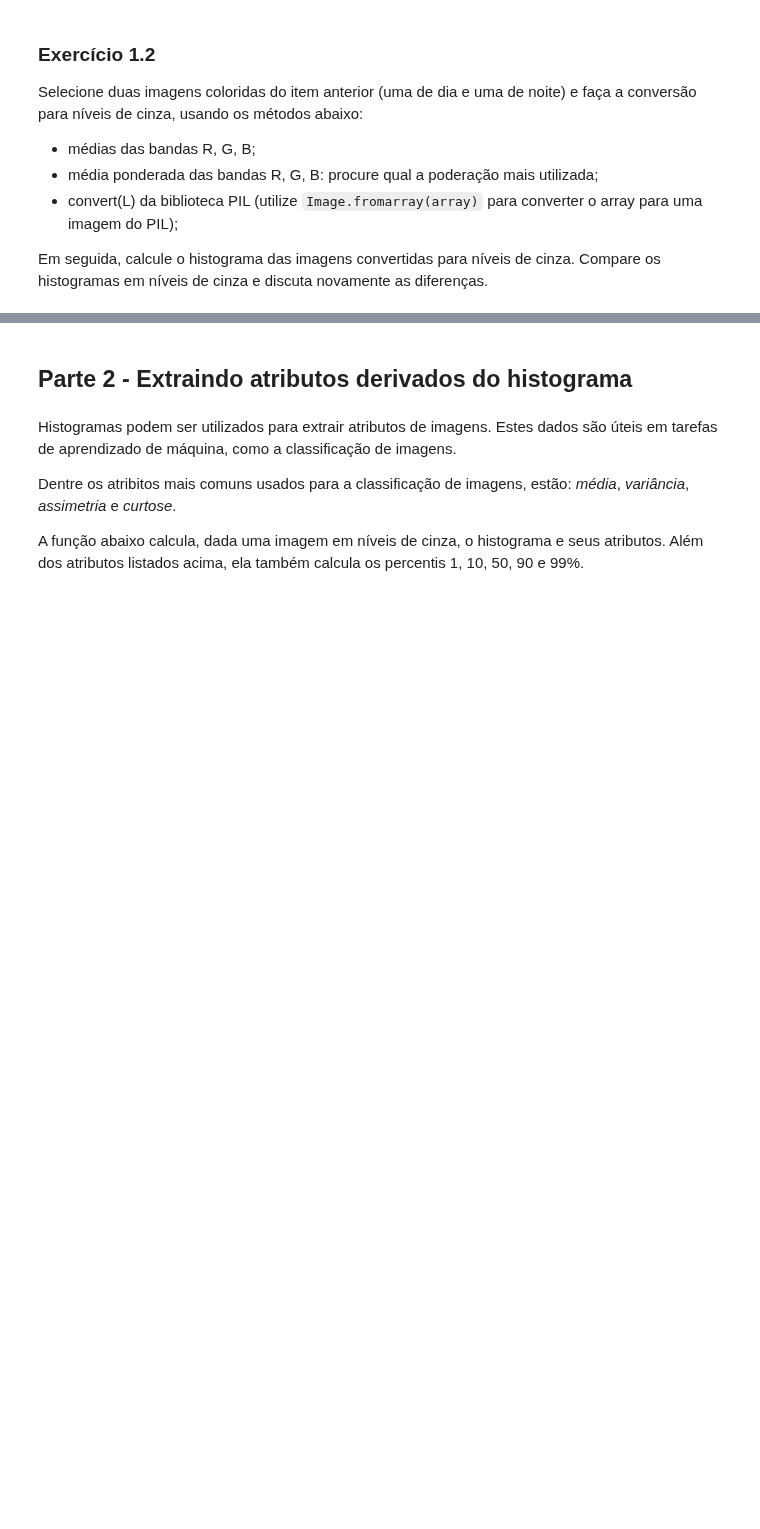
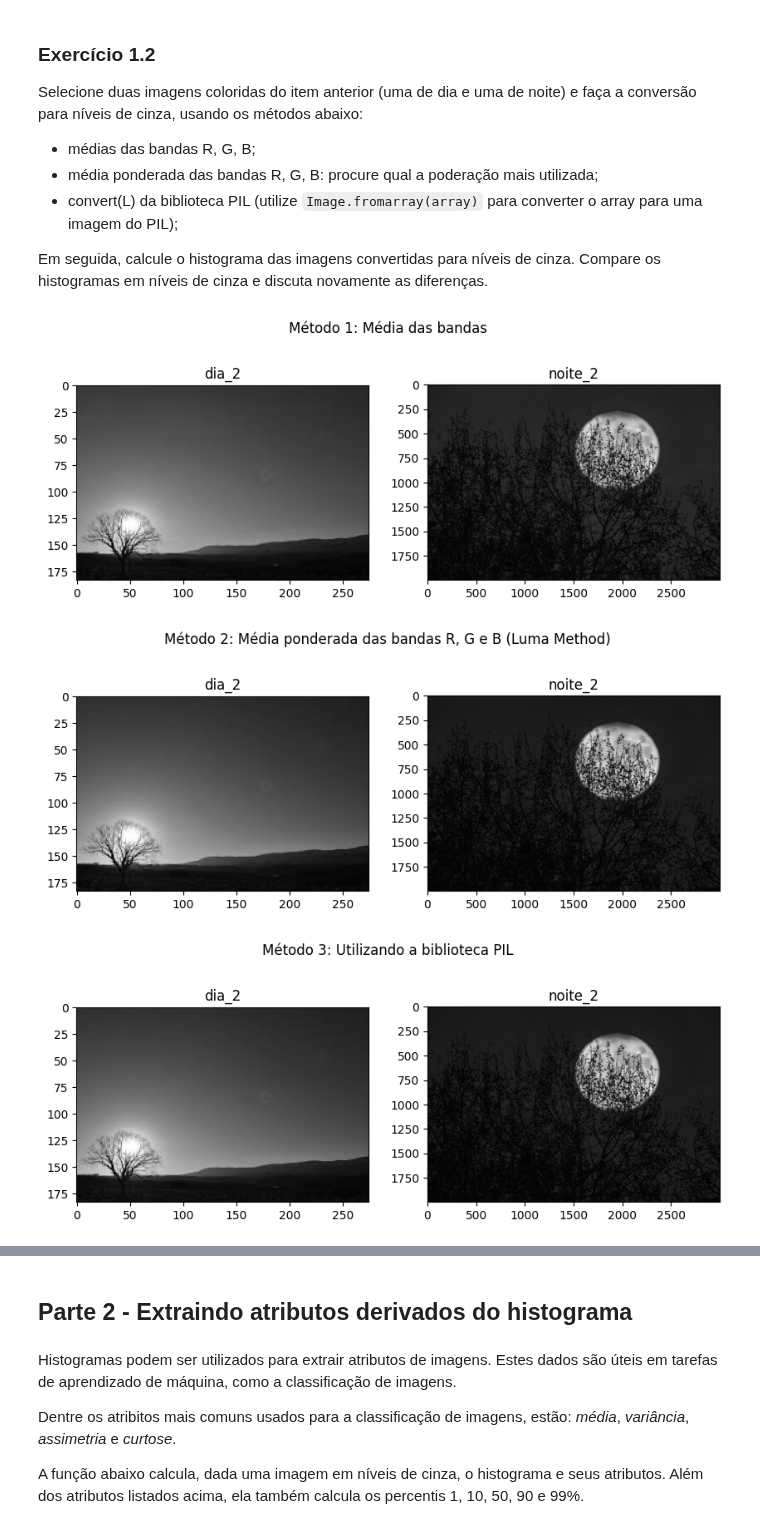
Before and after one commit to UNICAMP-EA979/2026s1-pi02-histogramas-knn-leticialopesms, a Jupyter notebook: Atividade.ipynb, the cells around one changed output, grey strips where cells are left out. Drawn from its saved outputs; the diff is of its cells as text; code cells hidden in the pictures; blank space fills up the shorter version.

```diff
--- a/Atividade.ipynb
+++ b/Atividade.ipynb
@@ -131,0 +115,70 @@ Em seguida, calcule o histograma das imagens convertidas para níveis de cinza.
+# %%
+def plot_images(list_images, list_names=None, suptitle=None, figsize=(10, 4)):
+    if list_names is not None:
+        assert len(list_names) == len(list_images), "A lista de nomes deve ter o mesmo tamanho que a lista de imagens"
+    _, axes_imgs = plt.subplots(1, len(list_images), figsize=figsize)
+    for i, img in enumerate(list_images):
+        ax = axes_imgs[i]
+        ax.set_title(f"Imagem {i+1}")
+        ax.imshow(img, cmap="gray")
+        if list_names is not None:
+            ax.set_title(list_names[i])
+    if suptitle:
+        plt.suptitle(suptitle)
+    plt.show()
+
+
+img_day = all_imgs[1]
+img_night = all_imgs[4]
+list_names = ["dia_2", "noite_2"]
+
+# Conversão para escala de cinza
+methods = [
+    "Média das bandas",
+    "Média ponderada das bandas R, G e B (Luma Method)",
+    "Utilizando a biblioteca PIL"
+]
+
+# Método 1: Média das bandas
+img_day_gray_mean = np.mean(img_day, axis=2)
+img_night_gray_mean = np.mean(img_night, axis=2)
+
+plot_images(
+    [img_day_gray_mean, img_night_gray_mean],
+    list_names=list_names,
+    suptitle=f"Método 1: {methods[0]}",
+)
+
+# Método 2: Média ponderada das bandas R, G e B (Luma Method)
+# https://en.wikipedia.org/wiki/Luma_(video)
+def grayscale_weighted_avg(img: np.ndarray) -> np.ndarray:
+    r_weight = 0.299
+    g_weight = 0.587
+    b_weight = 0.114
+    return r_weight*img[:,:,0] + g_weight*img[:,:,1] + b_weight*img[:,:,2]
+
+img_day_gray_weighted_avg = grayscale_weighted_avg(img_day)
+img_night_gray_weighted_avg = grayscale_weighted_avg(img_night)
+
+plot_images(
+    [img_day_gray_weighted_avg, img_night_gray_weighted_avg],
+    list_names=list_names,
+    suptitle=f"Método 2: {methods[1]}"
+)
+
+# Método 3: Utilizando a biblioteca PIL, usando Image.fromarray() e convert("L")
+img_day_gray_PIL = Image.fromarray(img_day).convert("L")
+img_night_gray_PIL = Image.fromarray(img_night).convert("L")
+
+plot_images(
+    [img_day_gray_PIL, img_night_gray_PIL],
+    list_names=list_names,
+    suptitle=f"Método 3: {methods[2]}"
+)
+
+grayscale_images_day = [img_day_gray_mean, img_day_gray_weighted_avg, img_day_gray_PIL]
+grayscale_images_night = [img_night_gray_mean, img_night_gray_weighted_avg, img_night_gray_PIL]
+# %% [output]
+[figure, added]
+[figure, added]
+[figure, added]
```
Also changed, not shown: parts of 14 cells of this notebook.
